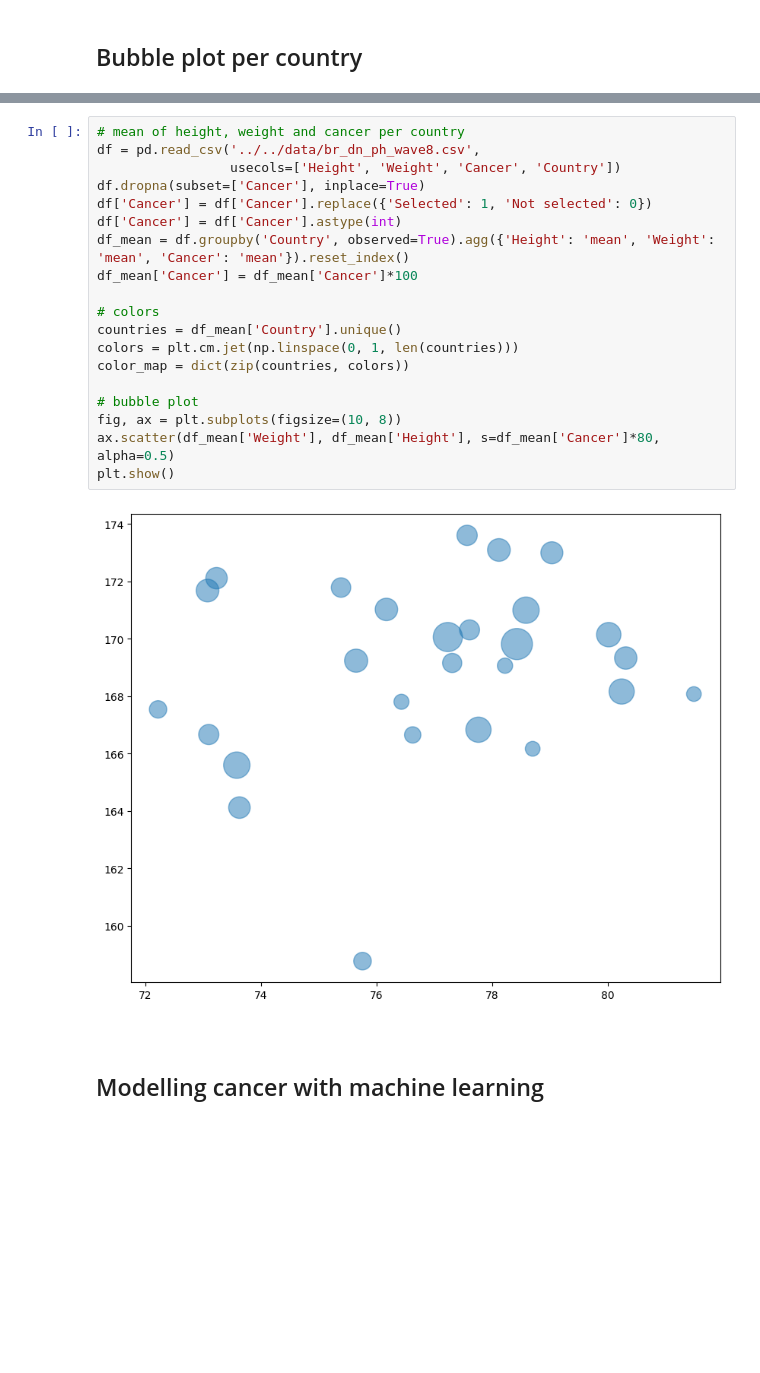
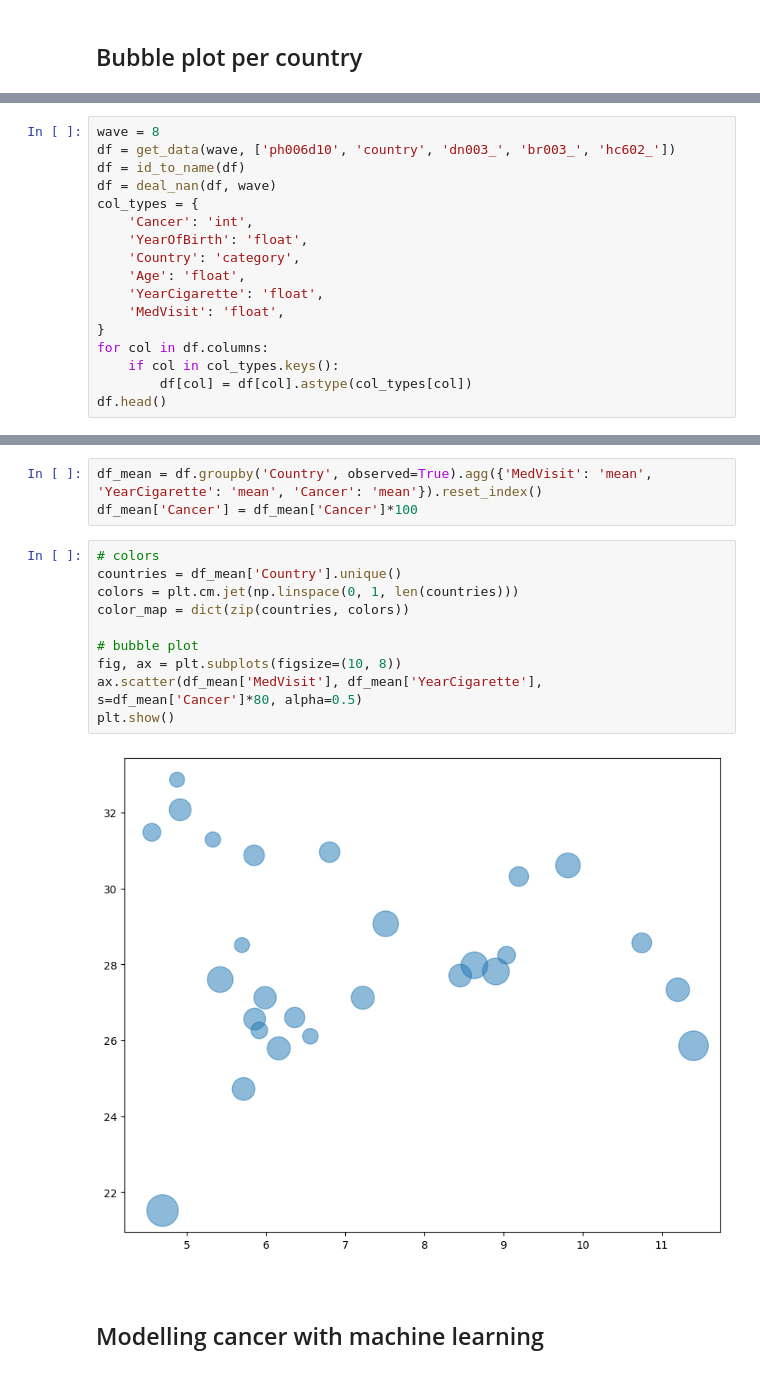
Before and after one commit to JosephBARBIERDARNAL/CIERI-Analytics.com, a Jupyter notebook: projects/share/cancer-visualization.ipynb, the cells around one changed output, grey strips where cells are left out. Saved outputs shown, nothing was run; the diff lists cells and outputs as text; blank space fills up the shorter version.

Commit message:
improving cancer viz

```diff
--- a/projects/share/cancer-visualization.ipynb
+++ b/projects/share/cancer-visualization.ipynb
@@ -342,0 +367,17 @@ def get_dataset():
+# %%
+wave = 8
+df = get_data(wave, ['ph006d10', 'country', 'dn003_', 'br003_', 'hc602_'])
+df = id_to_name(df)
+df = deal_nan(df, wave)
+col_types = {
+    'Cancer': 'int',
+    'YearOfBirth': 'float',
+    'Country': 'category',
+    'Age': 'float',
+    'YearCigarette': 'float',
+    'MedVisit': 'float',
+}
+for col in df.columns:
+    if col in col_types.keys():
+        df[col] = df[col].astype(col_types[col])
+df.head()
@@ -343,24 +391,18 @@ def get_dataset():
+# %%
+df_mean = df.groupby('Country', observed=True).agg({'MedVisit': 'mean', 'YearCigarette': 'mean', 'Cancer': 'mean'}).reset_index()
+df_mean['Cancer'] = df_mean['Cancer']*100
 # %%
-# mean of height, weight and cancer per country
-df = pd.read_csv('../../data/br_dn_ph_wave8.csv',
-                 usecols=['Height', 'Weight', 'Cancer', 'Country'])
-df.dropna(subset=['Cancer'], inplace=True)
-df['Cancer'] = df['Cancer'].replace({'Selected': 1, 'Not selected': 0})
-df['Cancer'] = df['Cancer'].astype(int)
-df_mean = df.groupby('Country', observed=True).agg({'Height': 'mean', 'Weight': 'mean', 'Cancer': 'mean'}).reset_index()
-df_mean['Cancer'] = df_mean['Cancer']*100
-
 # colors
 countries = df_mean['Country'].unique()
 colors = plt.cm.jet(np.linspace(0, 1, len(countries)))
 color_map = dict(zip(countries, colors))
 
 # bubble plot
 fig, ax = plt.subplots(figsize=(10, 8))
-ax.scatter(df_mean['Weight'], df_mean['Height'], s=df_mean['Cancer']*80, alpha=0.5)
+ax.scatter(df_mean['MedVisit'], df_mean['YearCigarette'], s=df_mean['Cancer']*80, alpha=0.5)
 plt.show()
 # %% [output]
-[figure, old version]
+[figure, new version]
 # %% [markdown]
 <br>
 
```
Also changed, not shown: parts of 5 cells of this notebook.
